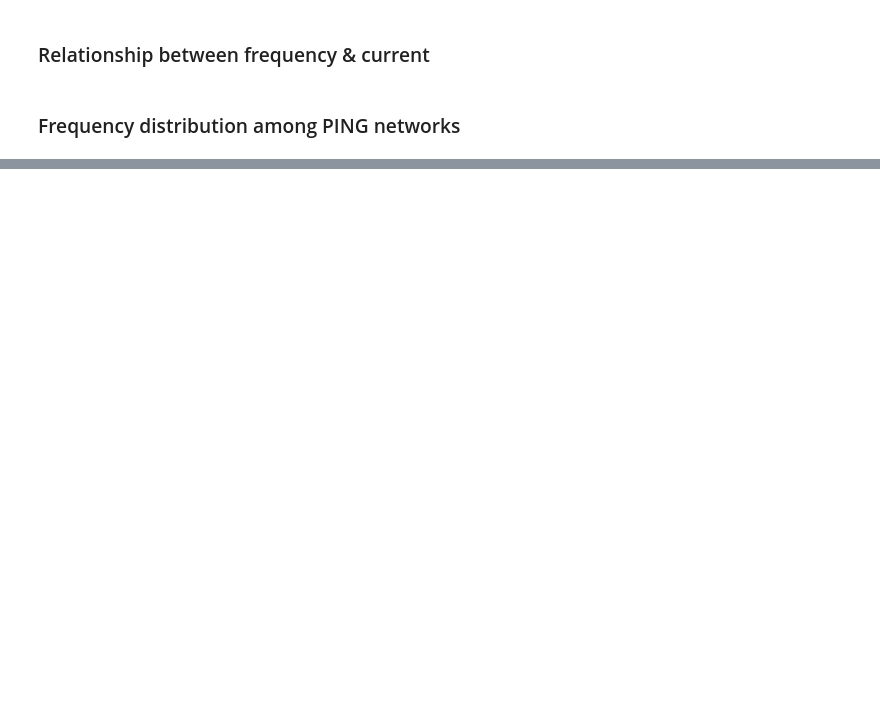
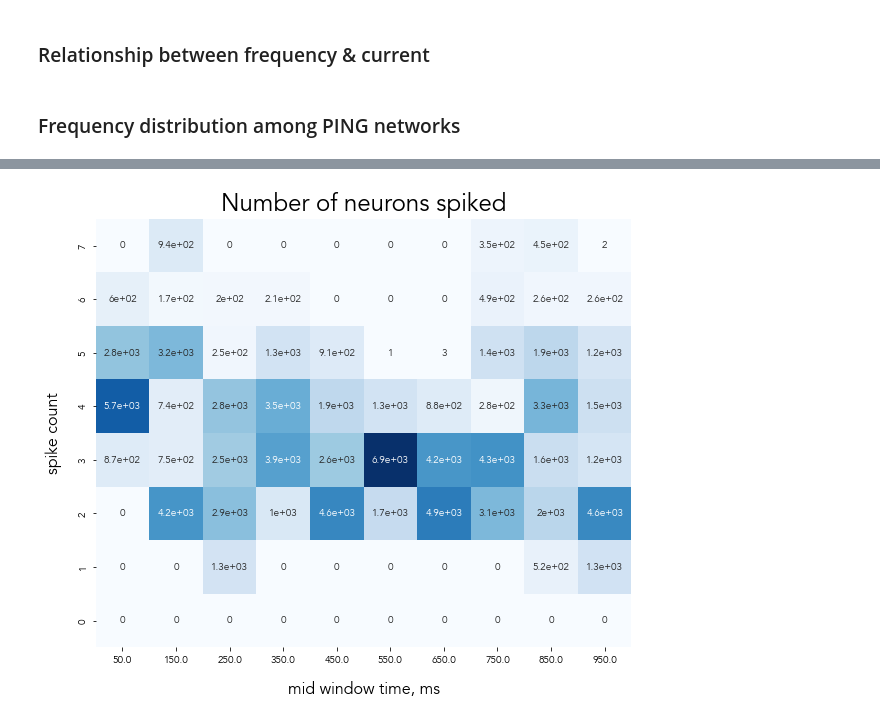
Before and after one commit to thatmariia/grid-ping, a Jupyter notebook: src/main.ipynb, the cells around one changed output, grey strips where cells are left out. Cells and saved outputs as stored; diff of their text form; code cells hidden in the pictures; blank space fills up the shorter version.

```diff
--- a/src/main.ipynb
+++ b/src/main.ipynb
@@ -87,0 +159,13 @@ array([[  4.,   4.,   4., ..., 993., 993., 993.],
+# %%
+def compute_nr_spikes(spikes):
+    return len(spikes)
+
+def compute_mean_nr_spikes_per_ts(spikes, window):
+    return np.mean([np.count_nonzero(spikes.T[0] == t) for t in range(window[0], window[1])])
+
+def compute_std_nr_spikes_per_ts(spikes, window):
+    return np.std([np.count_nonzero(spikes.T[0] == t) for t in range(window[0], window[1])])
+
+def compute_nr_neurons_spiked_count(spikes, step):
+    id_counter = np.array([np.count_nonzero(spikes.T[1] == i) for i in range(params_ping.nr_neurons["total"])])
+    return np.array([np.count_nonzero(id_counter == i) for i in range(step)])
@@ -87,0 +281,29 @@ array([[  4.,   4.,   4., ..., 993., 993., 993.],
+# %%
+import seaborn as sns
+
+mid_windows = [w[0] + (w[1] - w[0]) / 2 for w in windows]
+
+fig, ax = plt.subplots(figsize=(1.2*PLOT_SIZE, 1.2*PLOT_SIZE))
+
+heatmap = np.array([np.array(a) for a in spikes_df["nr_neurons_spiked_count"].to_numpy()]).T
+top_nonzero = np.max(np.nonzero(heatmap)[0]) + 1
+
+sns.heatmap(
+    heatmap[:top_nonzero, :],
+    annot=True,
+    cbar=False,
+    square=True,
+    cmap="Blues",
+    xticklabels=True,
+    yticklabels=True,
+    ax=ax
+)
+ax.set_xticklabels(mid_windows)
+ax.set_xlabel("mid window time, ms")
+ax.set_ylabel("spike count")
+ax.set_title("Number of neurons spiked")
+ax.invert_yaxis()
+
+fig.savefig("nr_neurons.pdf", bbox_inches='tight', pad_inches=1)
+# %% [output]
+[figure, added]
```
Also changed, not shown: parts of 24 cells of this notebook, 12 other files.
